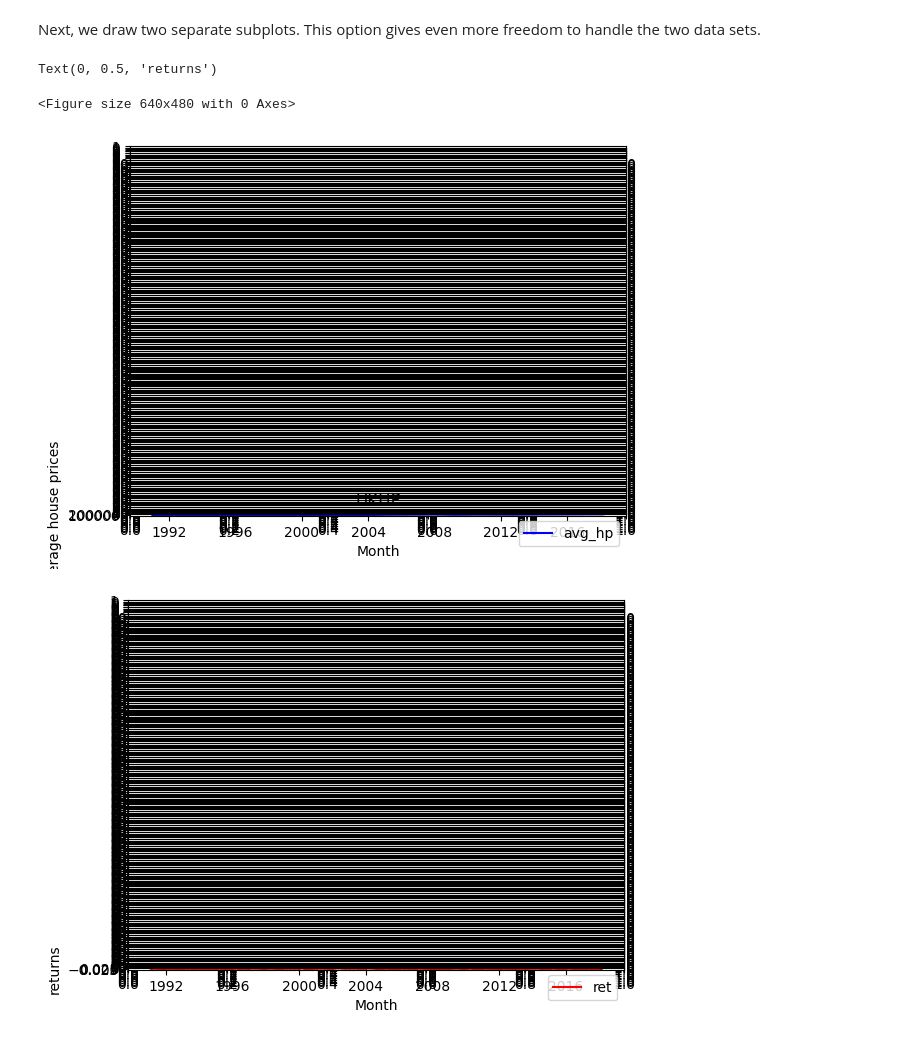
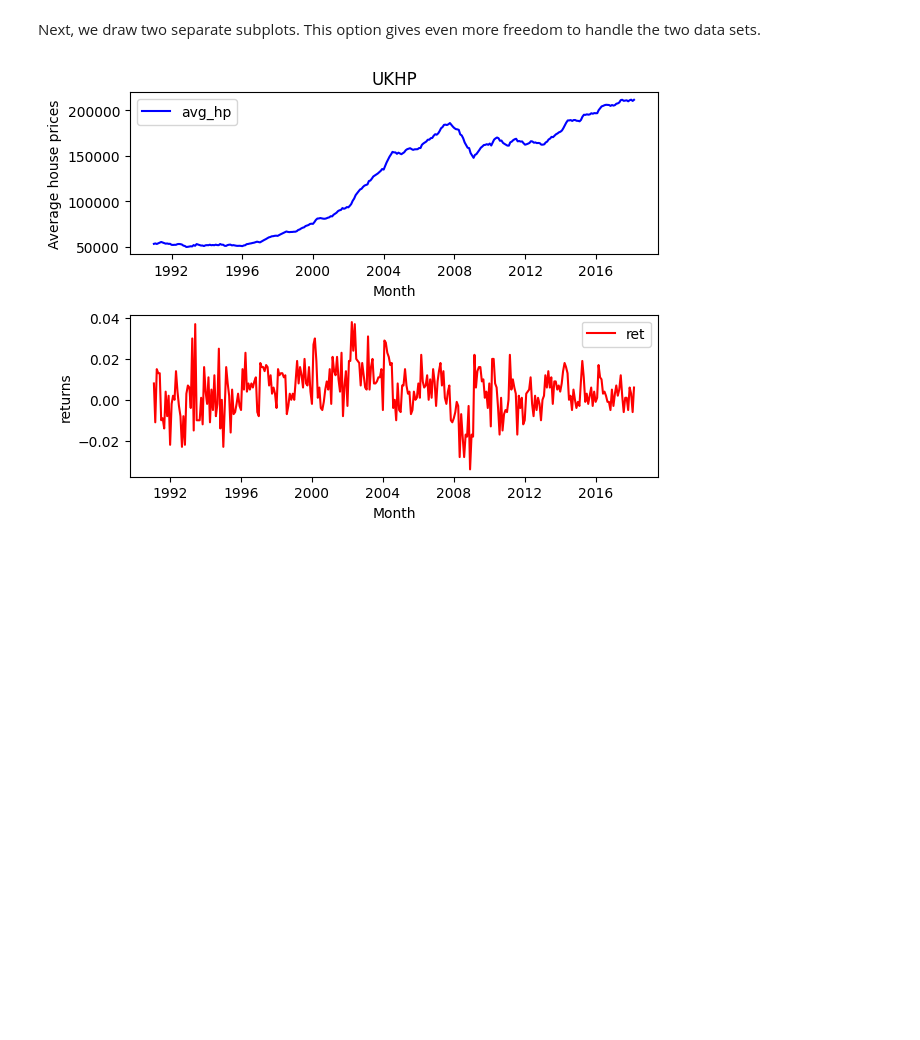
Before and after one commit to HeyyNing/labs, a Jupyter notebook: lab1/lab1.ipynb, the cells around one changed output. Cells and saved outputs as stored; diff of their text form; code cells hidden in the pictures; blank space fills up the shorter version.

```diff
--- a/lab1/lab1.ipynb
+++ b/lab1/lab1.ipynb
@@ -135,21 +135,18 @@ Text(0, 0.5, 'returns')
 # %% [markdown]
 Next, we draw two separate subplots. This option gives even more freedom to handle the two data sets.
 # %%
-plt.figure()
-plt.subplots(211) # define the upper subplot 1
-plt.plot(UKHP['Avg_hp'],'b',lw=1.5,label='avg_hp')
-plt.legend(loc=0)
-plt.xlabel('Month')
-plt.ylabel('Average house prices')
-plt.title('UKHP')
+fig,axs = plt.subplots(2,1)
+axs[0].plot(UKHP['Avg_hp'],'b',lw=1.5,label='avg_hp')
+axs[0].legend(loc=0)
+axs[0].set_xlabel('Month')
+axs[0].set_ylabel('Average house prices')
+axs[0].set_title('UKHP')
 
-plt.subplots(212) # define the lower subplot 2
-plt.plot(UKHP['ret'],'r',lw=1.5,label='ret')
-plt.legend(loc=0)
-plt.xlabel('Month')
-plt.ylabel('returns')
+axs[1].plot(UKHP['ret'],'r',lw=1.5,label='ret')
+axs[1].legend(loc=0)
+axs[1].set_xlabel('Month')
+axs[1].set_ylabel('returns')
+
+fig.tight_layout()
 # %% [output]
-Text(0, 0.5, 'returns')
-<Figure size 640x480 with 0 Axes>
-[figure, old version]
+[figure, new version]
-[figure, removed]
```
Also changed, not shown: parts of 19 cells of this notebook.
